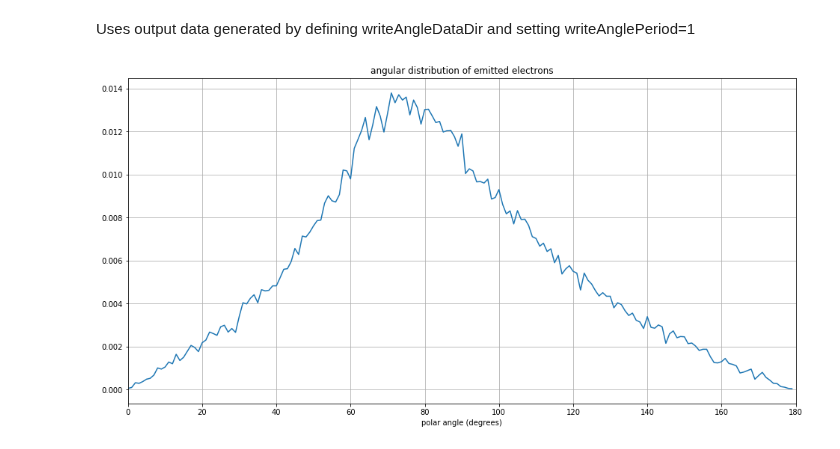
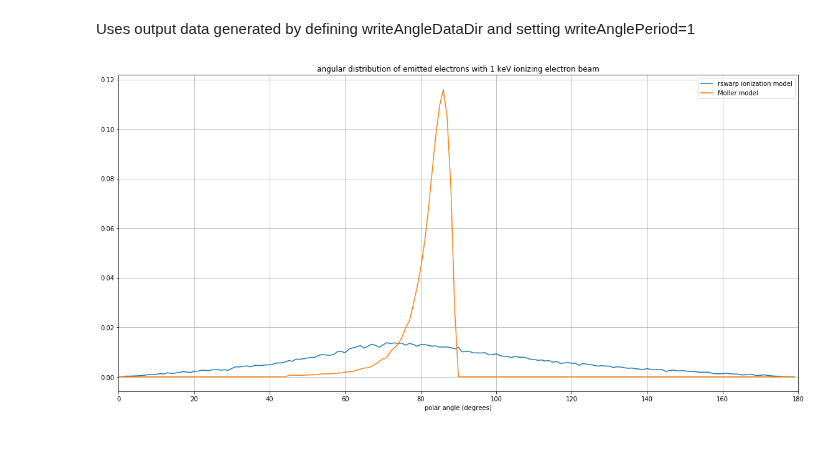
Before and after one commit to radiasoft/rswarp, a Jupyter notebook: examples/ionization/ionization_analysis.ipynb, the cells around one changed output. Drawn from its saved outputs; the diff is of its cells as text; code cells hidden in the pictures.

Commit message:
Added comparison with angular distribution from pure Moller model

```diff
--- a/examples/ionization/ionization_analysis.ipynb
+++ b/examples/ionization/ionization_analysis.ipynb
@@ -42,35 +43,53 @@ full =  file_utils.loadparticlefiles(path)
 Uses output data generated by defining writeAngleDataDir and setting writeAnglePeriod=1
 # %%
 plt.figure(figsize=(16, 8))
-plt.title('angular distribution of emitted electrons')
+plt.title('angular distribution of emitted electrons with 1 keV ionizing electron beam')
 plt.xlabel('polar angle (degrees)')
 plt.xlim(0.0, 180.0)
 plt.grid(True)
 
 nstep = sorted(full.keys())[-1]
 f = h5py.File('./ionization.diags/angledata.h5', 'r')
 
-ang_bins = np.zeros((180))
+ang_bins = np.zeros((2, 180))
 
 for i in range(nstep):
     tmp = f['data/' + str(i+1) + '/e-/emitted e-/incidentvelocities'][:]
 #    tmp = f['data/' + str(i+1) + '/e-/H2+/incidentvelocities'][:]
     if tmp.size > 0:
         n = tmp.size / 3
         u0 = np.reshape(tmp, (n, 3))
         u1 = np.reshape(f['data/' + str(i+1) + '/e-/emitted e-/emittedvelocities'][:], (n, 3))
         for j in range(n):
+            sqr = lambda x: x * x
             costheta = (u0[j,0] * u1[j,0] + u0[j,1] * u1[j,1] + u0[j,2] * u1[j,2])
-            costheta /= math.sqrt(u0[j,0] * u0[j,0] + u0[j,1] * u0[j,1] + u0[j,2] * u0[j,2])
-            costheta /= math.sqrt(u1[j,0] * u1[j,0] + u1[j,1] * u1[j,1] + u1[j,2] * u1[j,2])
+            costheta /= math.sqrt(sqr(u0[j,0]) + sqr(u0[j,1]) + sqr(u0[j,2]))
+            costheta /= math.sqrt(sqr(u1[j,0]) + sqr(u1[j,1]) + sqr(u1[j,2]))
             thetadeg = 180. / math.pi * math.acos(costheta)
             if math.isnan(thetadeg):
-                print costheta, u0[j,:], u1[j,:]
+                print 'Simulation data', costheta, u0[j,:], u1[j,:]
             else:
-                ang_bins[math.trunc(thetadeg)] += 1
-ang_bins /= ang_bins.sum() # Unity-integral normalization
-plt.plot(ang_bins)
-# plt.savefig('ang_bins.png')
+                ang_bins[0, math.trunc(thetadeg)] += 1
+            c2 = sqr(c)
+            eps = lambda u0, u1, u2: m_e * c2 * (math.sqrt(1.0 + (sqr(u0) + sqr(u1) + sqr(u2)) / c2) - 1.0)
+            eps0 = eps(u0[j,0], u0[j,1], u0[j,2])
+            eps1 = eps(u1[j,0], u1[j,1], u1[j,2])
+            costheta = eps1 * (eps0 + 2.0 * m_e * c2)
+            costheta /= eps0 * (eps1 + 2.0 * m_e * c2)
+            costheta = math.sqrt(costheta)
+            thetadeg = 180. / math.pi * math.acos(costheta)
+            if math.isnan(thetadeg):
+                print 'Moller model, ', costheta, u0[j,:], u1[j,:]
+            else:
+                ang_bins[1, math.trunc(thetadeg)] += 1
+ang_bins[0, :] /= ang_bins[0, :].sum() # Unity-integral normalization
+ang_bins[1, :] /= ang_bins[1, :].sum()
+plt.plot(ang_bins[0, :], label='rswarp ionization model')
+plt.plot(ang_bins[1, :], label='Moller model')
+#plt.legend(prop = {'size': 10}, loc = 'upper right')
+plt.legend(loc = 'upper right')
+plt.tight_layout()
+plt.savefig('ang_bins.png')
 plt.show()
 # %% [output]
-[figure, old version]
+[figure, new version]
```
Also changed, not shown: parts of 1 cell of this notebook.
